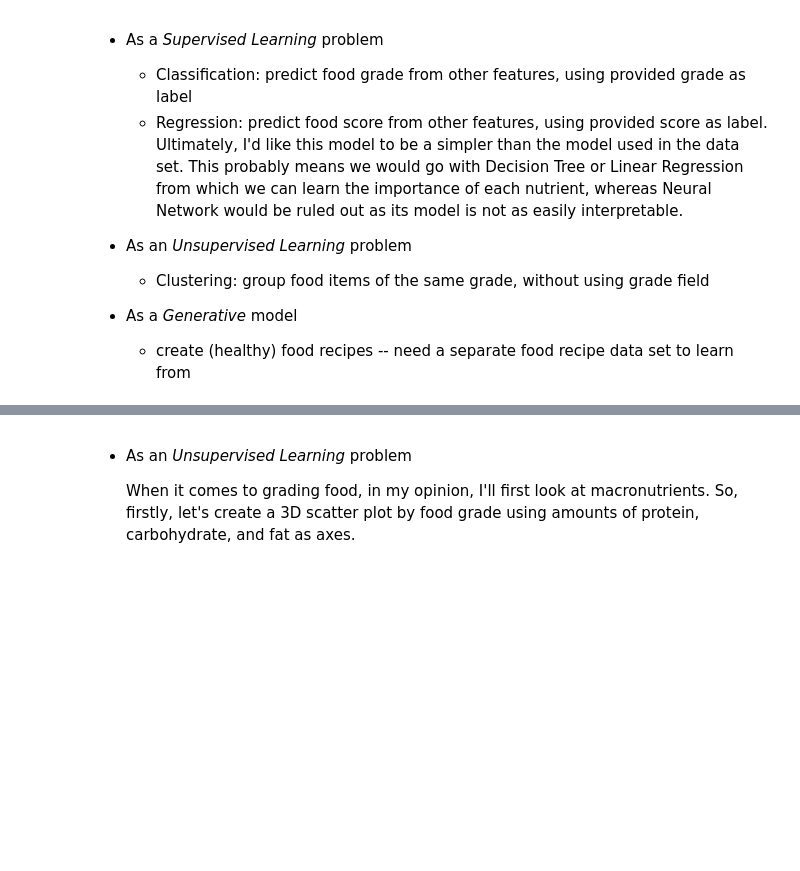
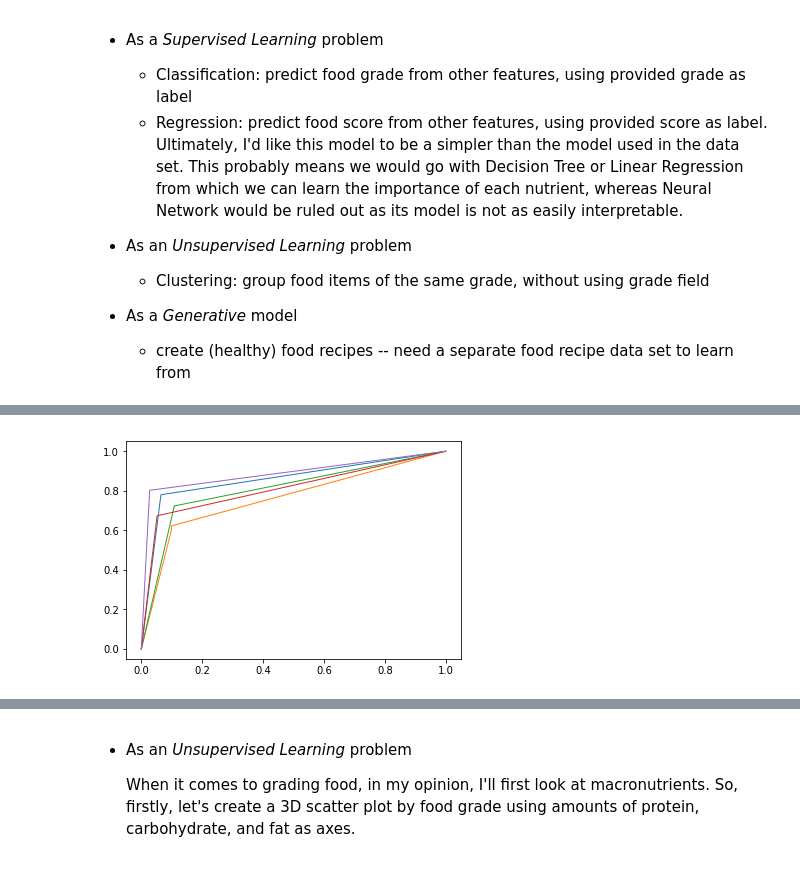
Before and after one commit to ruttario/OpenFoodFacts, a Jupyter notebook: food.ipynb, the cells around one changed output, grey strips where cells are left out. Cells and saved outputs as stored; diff of their text form; code cells hidden in the pictures; blank space fills up the shorter version.

```diff
--- a/food.ipynb
+++ b/food.ipynb
@@ -704,0 +709,9 @@ In this section, we'll use Machine Learning on this data set in the following wa
+# %%
+from sklearn.model_selection import StratifiedShuffleSplit
+
+# split data into train & test sets
+# ensure we have enough representation of each quarter
+sss = StratifiedShuffleSplit(n_splits=10,
+                             test_size=0.3,
+                             train_size=0.7,
+                             random_state=0)
@@ -704,0 +807,25 @@ In this section, we'll use Machine Learning on this data set in the following wa
+# %%
+# calculate TPR, FPR, and ROC-AUC
+fpr = dict() # np.zeros((len(labels)))
+tpr = dict() # np.zeros((len(labels)))
+roc_auc = dict() # np.zeros((len(labels)))
+
+for i in range(len(labels)):
+    fpr[i], tpr[i], _ = metrics.roc_curve(y_test_all[:, i], y_pred_all[:, i])
+    roc_auc[i] = metrics.auc(fpr[i], tpr[i])
+# %%
+# # color bar by grade
+# for idx, element in enumerate(sorted(food['nutrition_grade_fr'].dropna().unique().tolist())):
+#     color_grades[element] = plt.rcParams['axes.prop_cycle'].by_key()['color'][idx]
+# # set np.nan to black
+# color_grades[np.nan] = 'black'
+# color_top_foods = [color_grades[grd] for grd in food_top_10_by_countries_sold['nutrition_grade_fr']]
+
+# colors = cycle(['blue', 'red', 'green'])
+for i, grade in enumerate(list(color_grades.keys())):
+    if grade is np.nan:
+        continue
+    plt.plot(fpr[i], tpr[i], color=color_grades[grade], lw=1,
+             label='ROC curve of class {0} (area = {1:0.2f})'.format(i, roc_auc[i]))
+# %% [output]
+[figure, added]
```
Also changed, not shown: parts of 13 cells of this notebook.
